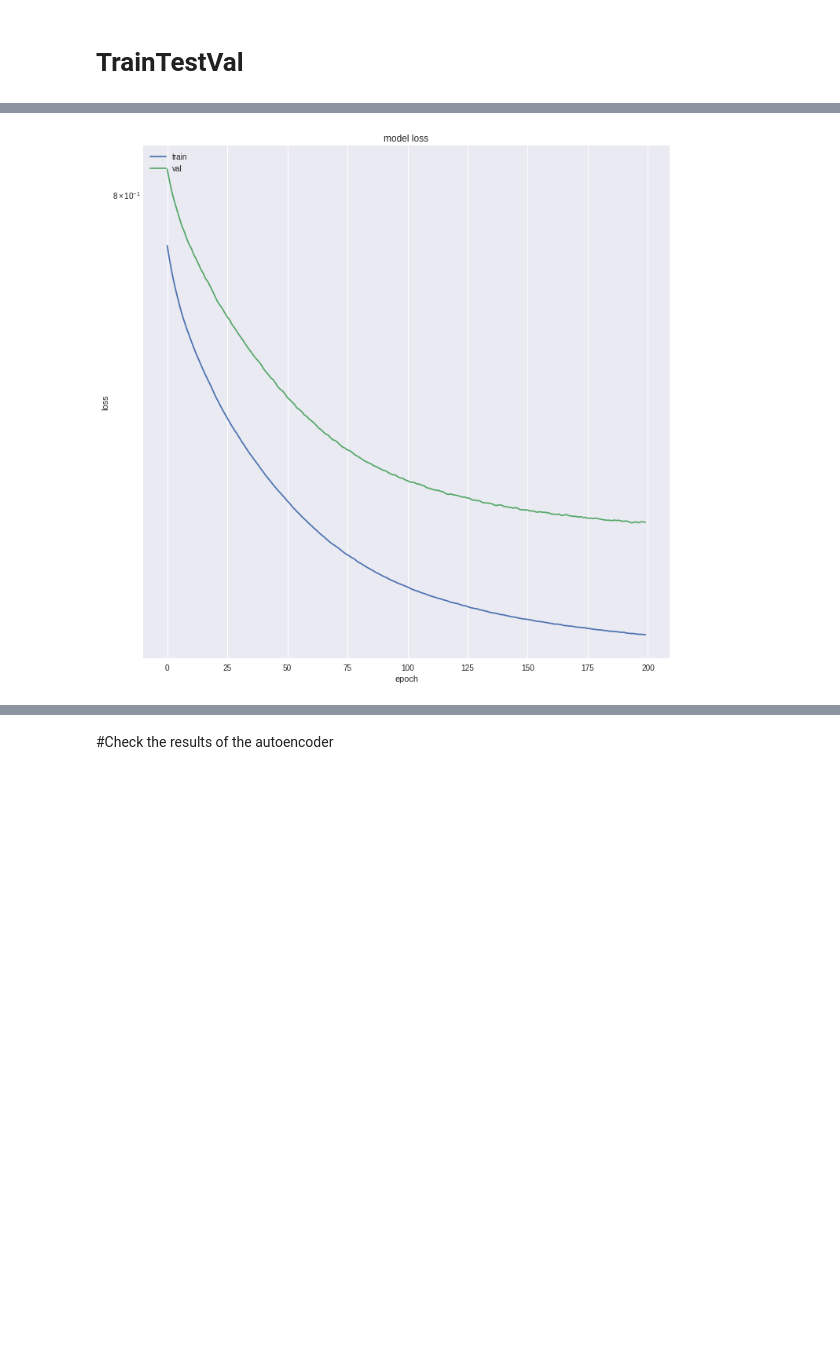
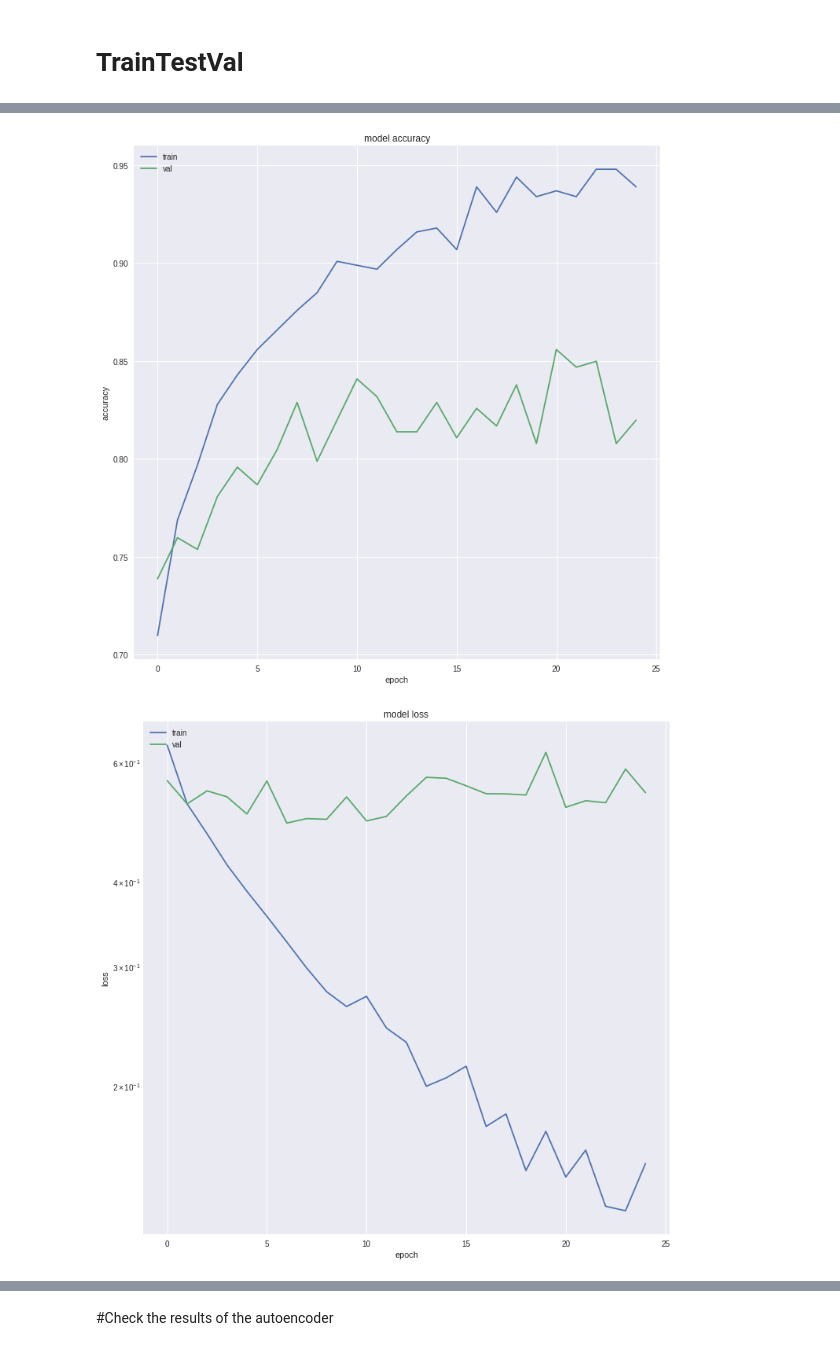
Before and after one commit to kylemath/DeepEEG, a Jupyter notebook: notebooks/DeepEEG.ipynb, the cells around one changed output, grey strips where cells are left out. Saved outputs shown, nothing was run; the diff lists cells and outputs as text; code cells hidden in the pictures; blank space fills up the shorter version.

```diff
--- a/notebooks/DeepEEG.ipynb
+++ b/notebooks/DeepEEG.ipynb
@@ -410,25 +422,20 @@ def CreateModel(input_shape,num_classes,model_type='NN',batch_size=1):
 
 
   if model_type == 'AUTODeep':
-    units = [1024,256,128,64,32,16,32,64,128,256,1024]
+    units = [128,64,32,16,32,64,128]
     input_data = Input(shape=(input_shape[0],))
     encoded = Dense(units[0], activation='relu')(input_data)
     encoded = Dense(units[1], activation='relu')(encoded)
     encoded = Dense(units[2], activation='relu')(encoded)
     encoded = Dense(units[3], activation='relu')(encoded)
-    encoded = Dense(units[4], activation='relu')(encoded)
-    encoded = Dense(units[5], activation='relu')(encoded)
-    decoded = Dense(units[6], activation='relu')(encoded)
-    decoded = Dense(units[7], activation='relu')(encoded)
-    decoded = Dense(units[8], activation='relu')(encoded)
-    decoded = Dense(units[9], activation='relu')(encoded)
-    decoded = Dense(units[10], activation='relu')(decoded)
+    decoded = Dense(units[4], activation='relu')(encoded)
+    decoded = Dense(units[5], activation='relu')(encoded)
+    decoded = Dense(units[6], activation='relu')(decoded)
     decoded = Dense(input_shape[0], activation='sigmoid')(decoded)
     model = Model(input_data, decoded)
 
     encoder = Model(input_data,encoded)
     encoded_input = Input(shape=(units[2],))
-    decoder = []
 
     opt = keras.optimizers.Adam(lr=0.001, beta_1=0.9, beta_2=0.999,
                                 epsilon=None, decay=0.0, amsgrad=False)
@@ -446,9 +453,8 @@ def CreateModel(input_shape,num_classes,model_type='NN',batch_size=1):
                   optimizer=opt,
                   metrics=['accuracy'])
     encoder = []
-    decoder = []
 
-  return model, encoder, decoder
+  return model, encoder
 # %% [markdown]
 #TrainTestVal Function
 # %%
@@ -697,6 +636,6 @@ Class Weights: [0.63285413 2.38176306]
 # %% [markdown]
 # Run CreateModel
 # %%
-model, encoder, decoder = CreateModel(input_shape,num_classes,
-                    model_type='AUTO', batch_size = 256)
+model, encoder = CreateModel(input_shape,num_classes,
+                    model_type='NN', batch_size = 16)
 # %% [output]
@@ -707,7 +646,7 @@ Creating AUTO Model
 traintestval(model, class_weights,
              x_train,x_test,x_val,
              y_train,y_test,y_val,
-             batch_size=256,train_epochs=200,
-             model_type='AUTO')
+             batch_size=16,train_epochs=25,
+             model_type='NN')
 # %% [output]
 Training Model:
@@ -730 +669,2 @@ Epoch 200/200
-[figure, old version]
+[figure, new version]
+[figure, added]
```
Also changed, not shown: parts of 10 cells of this notebook.
